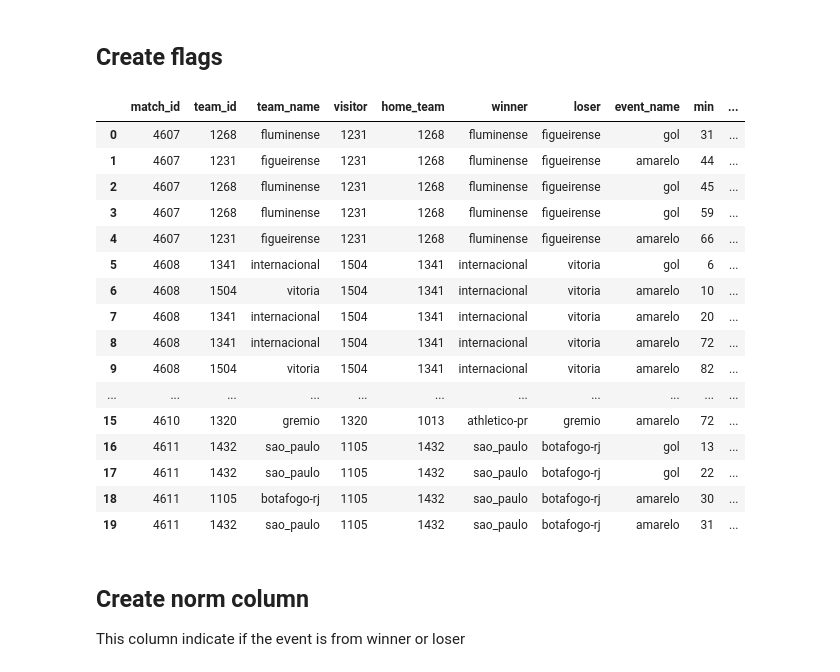
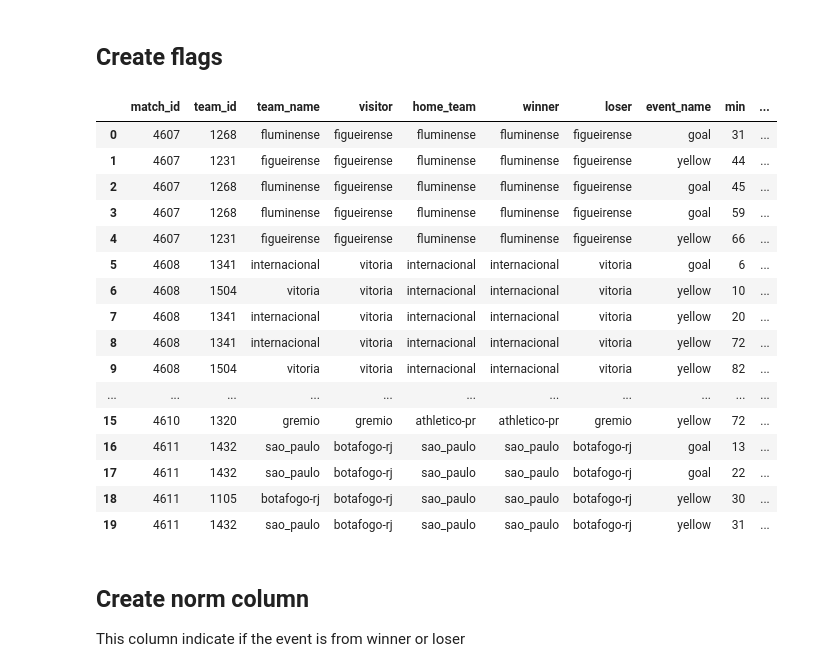
Before and after one commit to igoravelli/brazilian_soccer_championship_analysis, a Jupyter notebook: Number_of_matches_with_expelled_players.ipynb, the cells around one changed output. Drawn from its saved outputs; the diff is of its cells as text; code cells hidden in the pictures.

Commit message:
Adjusting translated table names

```diff
--- a/Number_of_matches_with_expelled_players.ipynb
+++ b/Number_of_matches_with_expelled_players.ipynb
@@ -82,33 +77,31 @@ dim_team.head()
 # %%
 all_infos = fact_events.merge(right = dim_team,
                               how = 'left',
-                              left_on = 'fk_id_time',
-                              right_on = 'pk_time').merge(right = dim_match,
+                              left_on = 'fk_team_id',
+                              right_on = 'pk_team').merge(right = dim_match,
                                                           how = 'left',
-                                                          left_on = 'fk_id_partida',
-                                                          right_on = 'pk_partida')
+                                                          left_on = 'fk_match_id',
+                                                          right_on = 'pk_match')
 
 selc_cols = [
-    'fk_id_partida',
-    'fk_id_time',
-    'nome',
-    'visitante',
-    'mandante',
-    'vencedor',
-    'perdedor',
-    'evento',
-    'minuto'
+    'fk_match_id',
+    'fk_team_id',
+    'team',
+    'away_team',
+    'home_team',
+    'winner',
+    'loser',
+    'event',
+    'minute'
 ]
 
-all_infos = all_infos[selc_cols].rename(columns = {'fk_id_partida': "match_id",
-                                                   'fk_id_time': "team_id",
-                                                   'nome': "team_name",
-                                                   'evento': "event_name",
-                                                   'minuto': "min",
-                                                   'visitante': "visitor",
-                                                   'mandante': "home_team",
-                                                   'perdedor': "loser",
-                                                   'vencedor': "winner"})
+all_infos = all_infos[selc_cols].rename(columns = {'fk_match_id': "match_id",
+                                                   'fk_team_id': "team_id",
+                                                   'team': "team_name",
+                                                   'event': "event_name",
+                                                   'minute': "min",
+                                                   'away_team': "visitor",
+                                                   'home_team': "home_team"})
 # %%
 all_infos.head()
 # %% [output]
@@ -121,26 +114,26 @@ all_infos.head()
 # %% [markdown]
 ## Create flags
 # %%
-all_infos['is_red_card_on_first_half'] = all_infos.apply(lambda x: x['event_name'] == 'vermelho' and x['min'] <= 45, axis=1)
+all_infos['is_red_card_on_first_half'] = all_infos.apply(lambda x: x['event_name'] == 'red' and x['min'] <= 45, axis=1)
 all_infos.head(20)
 # %% [output]
 |  | match_id | team_id | team_name | visitor | home_team | winner | loser | event_name | min | ... |
-| 0 | 4607 | 1268 | fluminense | 1231 | 1268 | fluminense | figueirense | gol | 31 | ... |
-| 1 | 4607 | 1231 | figueirense | 1231 | 1268 | fluminense | figueirense | amarelo | 44 | ... |
-| 2 | 4607 | 1268 | fluminense | 1231 | 1268 | fluminense | figueirense | gol | 45 | ... |
-| 3 | 4607 | 1268 | fluminense | 1231 | 1268 | fluminense | figueirense | gol | 59 | ... |
-| 4 | 4607 | 1231 | figueirense | 1231 | 1268 | fluminense | figueirense | amarelo | 66 | ... |
-| 5 | 4608 | 1341 | internacional | 1504 | 1341 | internacional | vitoria | gol | 6 | ... |
-| 6 | 4608 | 1504 | vitoria | 1504 | 1341 | internacional | vitoria | amarelo | 10 | ... |
-| 7 | 4608 | 1341 | internacional | 1504 | 1341 | internacional | vitoria | amarelo | 20 | ... |
-| 8 | 4608 | 1341 | internacional | 1504 | 1341 | internacional | vitoria | amarelo | 72 | ... |
-| 9 | 4608 | 1504 | vitoria | 1504 | 1341 | internacional | vitoria | amarelo | 82 | ... |
+| 0 | 4607 | 1268 | fluminense | figueirense | fluminense | fluminense | figueirense | goal | 31 | ... |
+| 1 | 4607 | 1231 | figueirense | figueirense | fluminense | fluminense | figueirense | yellow | 44 | ... |
+| 2 | 4607 | 1268 | fluminense | figueirense | fluminense | fluminense | figueirense | goal | 45 | ... |
+| 3 | 4607 | 1268 | fluminense | figueirense | fluminense | fluminense | figueirense | goal | 59 | ... |
+| 4 | 4607 | 1231 | figueirense | figueirense | fluminense | fluminense | figueirense | yellow | 66 | ... |
+| 5 | 4608 | 1341 | internacional | vitoria | internacional | internacional | vitoria | goal | 6 | ... |
+| 6 | 4608 | 1504 | vitoria | vitoria | internacional | internacional | vitoria | yellow | 10 | ... |
+| 7 | 4608 | 1341 | internacional | vitoria | internacional | internacional | vitoria | yellow | 20 | ... |
+| 8 | 4608 | 1341 | internacional | vitoria | internacional | internacional | vitoria | yellow | 72 | ... |
+| 9 | 4608 | 1504 | vitoria | vitoria | internacional | internacional | vitoria | yellow | 82 | ... |
 | ... | ... | ... | ... | ... | ... | ... | ... | ... | ... | ... |
-| 15 | 4610 | 1320 | gremio | 1320 | 1013 | athletico-pr | gremio | amarelo | 72 | ... |
-| 16 | 4611 | 1432 | sao_paulo | 1105 | 1432 | sao_paulo | botafogo-rj | gol | 13 | ... |
-| 17 | 4611 | 1432 | sao_paulo | 1105 | 1432 | sao_paulo | botafogo-rj | gol | 22 | ... |
-| 18 | 4611 | 1105 | botafogo-rj | 1105 | 1432 | sao_paulo | botafogo-rj | amarelo | 30 | ... |
-| 19 | 4611 | 1432 | sao_paulo | 1105 | 1432 | sao_paulo | botafogo-rj | amarelo | 31 | ... |
+| 15 | 4610 | 1320 | gremio | gremio | athletico-pr | athletico-pr | gremio | yellow | 72 | ... |
+| 16 | 4611 | 1432 | sao_paulo | botafogo-rj | sao_paulo | sao_paulo | botafogo-rj | goal | 13 | ... |
+| 17 | 4611 | 1432 | sao_paulo | botafogo-rj | sao_paulo | sao_paulo | botafogo-rj | goal | 22 | ... |
+| 18 | 4611 | 1105 | botafogo-rj | botafogo-rj | sao_paulo | sao_paulo | botafogo-rj | yellow | 30 | ... |
+| 19 | 4611 | 1432 | sao_paulo | botafogo-rj | sao_paulo | sao_paulo | botafogo-rj | yellow | 31 | ... |
 # %% [markdown]
 ## Create norm column
 This column indicate if the event is from winner or loser
```
Also changed, not shown: parts of 7 cells of this notebook.
